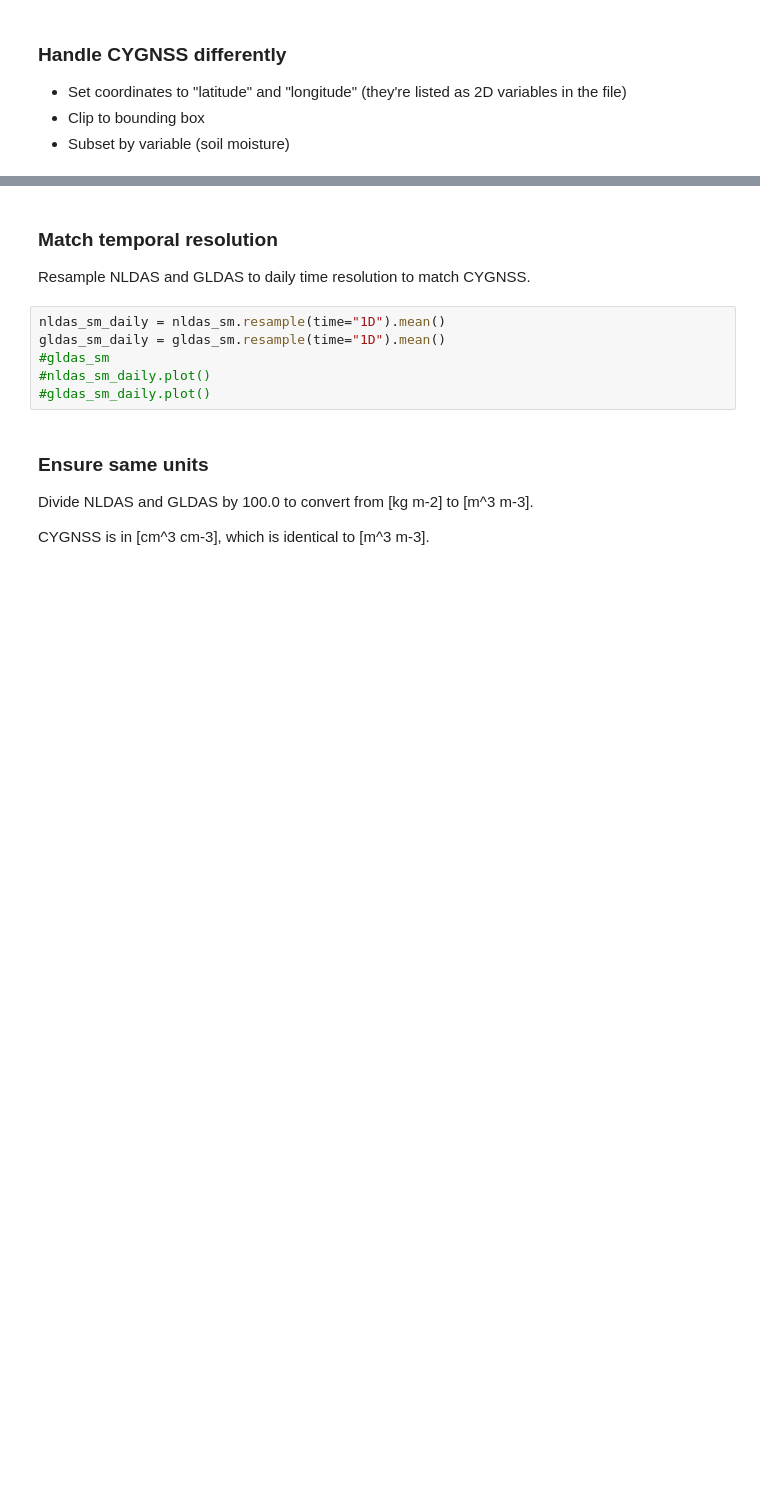
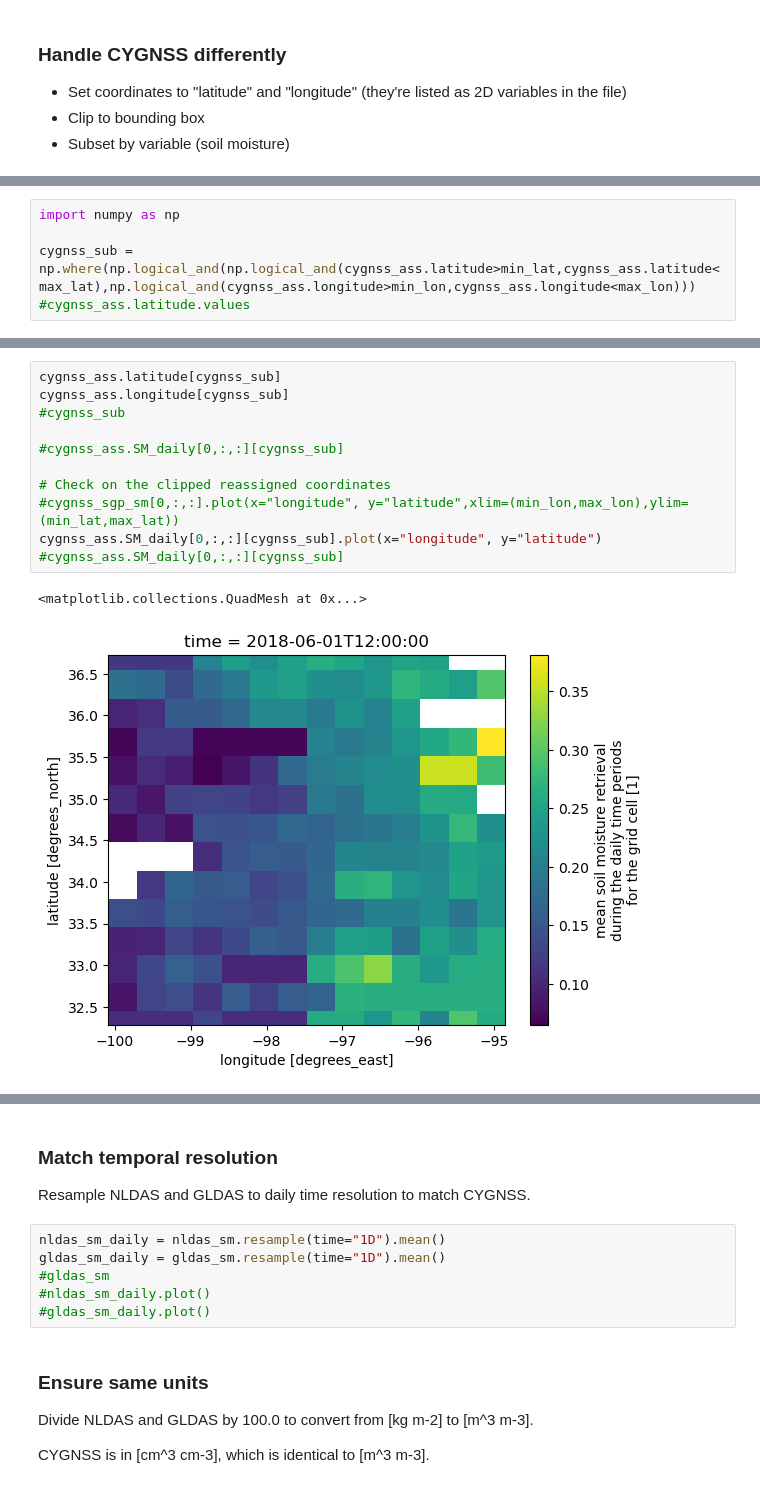
Before and after one commit to alexishunzinger/gesdisc-use-cases, a Jupyter notebook: mocko-ldas-comparison/ldas-comparison.ipynb, the cells around one changed output, grey strips where cells are left out. Cells and saved outputs as stored; diff of their text form; blank space fills up the shorter version.

```diff
--- a/mocko-ldas-comparison/ldas-comparison.ipynb
+++ b/mocko-ldas-comparison/ldas-comparison.ipynb
@@ -335,0 +317,5 @@ vmax :
+# %%
+import numpy as np
+
+cygnss_sub = np.where(np.logical_and(np.logical_and(cygnss_ass.latitude>min_lat,cygnss_ass.latitude<max_lat),np.logical_and(cygnss_ass.longitude>min_lon,cygnss_ass.longitude<max_lon)))
+#cygnss_ass.latitude.values
@@ -336 +336,15 @@ vmax :
+# %%
+cygnss_ass.latitude[cygnss_sub]
+cygnss_ass.longitude[cygnss_sub]
+#cygnss_sub
+
+#cygnss_ass.SM_daily[0,:,:][cygnss_sub]
+
+# Check on the clipped reassigned coordinates
+#cygnss_sgp_sm[0,:,:].plot(x="longitude", y="latitude",xlim=(min_lon,max_lon),ylim=(min_lat,max_lat))
+cygnss_ass.SM_daily[0,:,:][cygnss_sub].plot(x="longitude", y="latitude")
+#cygnss_ass.SM_daily[0,:,:][cygnss_sub]
+# %% [output]
+<matplotlib.collections.QuadMesh at 0x...>
+[figure, added]
 # %% [markdown]
```
Also changed, not shown: parts of 13 cells of this notebook.
